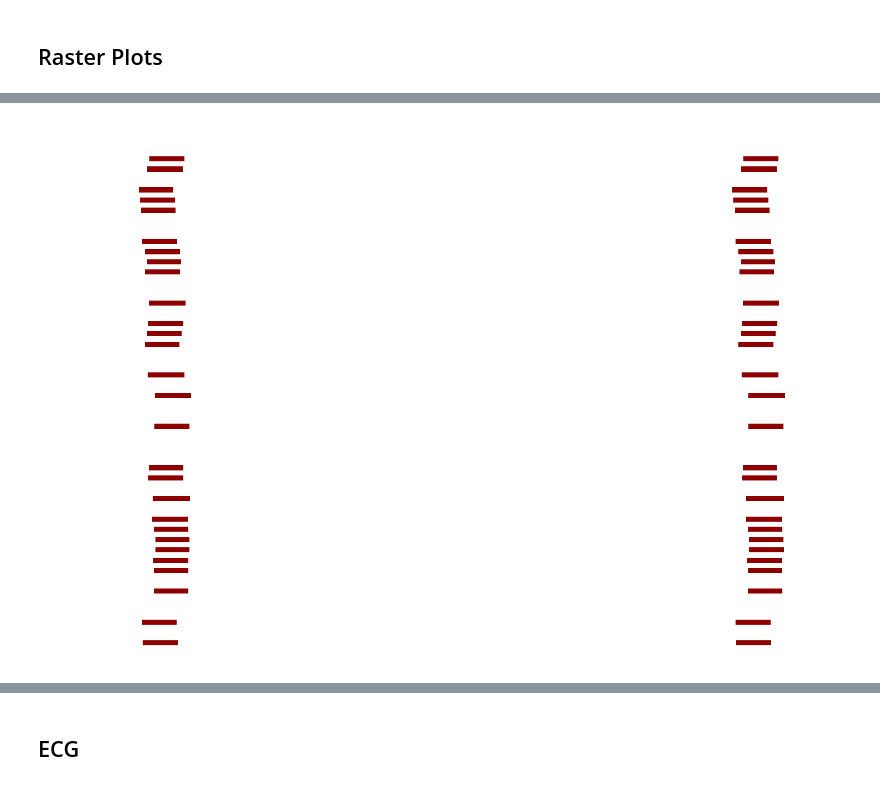
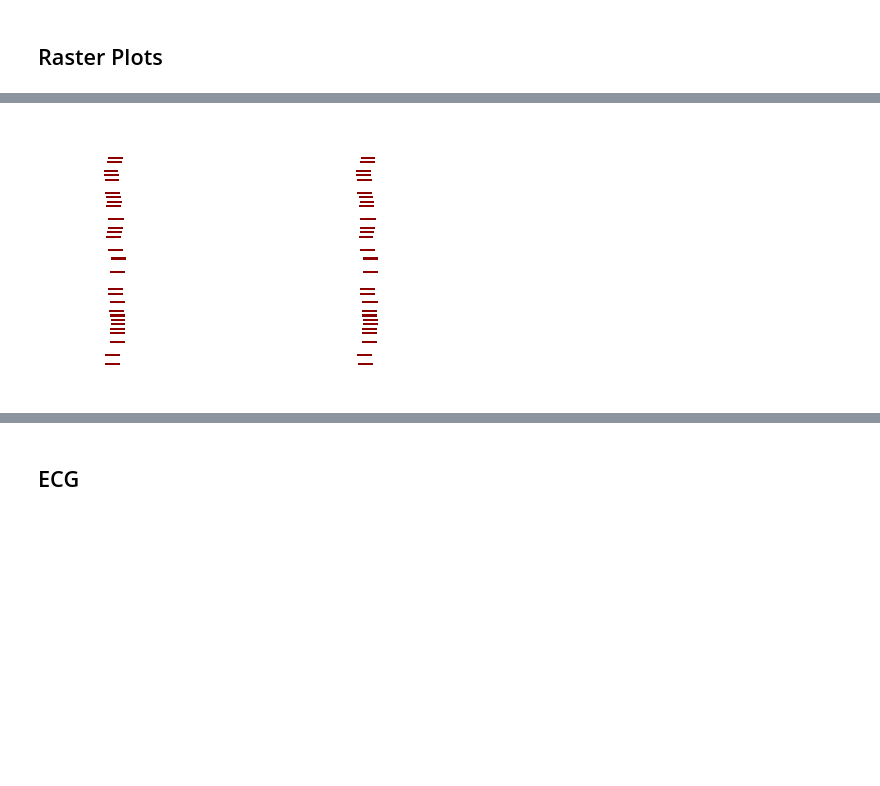
Before and after one commit to Priesemann-Group/perspective_heart_and_brain, a Jupyter notebook: notebooks_figures_paper/FHN_2D_diffusion_toyheart.ipynb, the cells around one changed output, grey strips where cells are left out. Saved outputs shown, nothing was run; the diff lists cells and outputs as text; code cells hidden in the pictures; blank space fills up the shorter version.

```diff
--- a/notebooks_figures_paper/FHN_2D_diffusion_toyheart.ipynb
+++ b/notebooks_figures_paper/FHN_2D_diffusion_toyheart.ipynb
@@ -27,6 +46,9 @@ savefig_args = {
     'bbox_inches': 'tight',
     'pad_inches': 0
 }
+#mm to inches conversion
+def mm_to_inches(mm):
+    return mm / 25.4
 # %%
 
 def generate_laplacian(N, M, conduction_block_threshold, sparse_matrix=False, seed=0):
@@ -219,0 +263,24 @@ u_sol_arr_bin=u_sol_arr_bin.reshape(N_y,N_x,-1)
+# %%
+
+colors = [(0, 0, 0, 0),
+          (0.55, 0, 0, 1)]
+cmap = ListedColormap(colors)
+
+width_mm = 36
+aspect_ratio = 6 / 4  # wanted aspect ratio
+height_mm = width_mm / aspect_ratio
+
+# Plot the data
+plt.figure(figsize=(mm_to_inches(width_mm), mm_to_inches(height_mm)), facecolor='none', dpi=300)
+
+plt.imshow(data_health_with_blanks, cmap=cmap, interpolation='none',  aspect='auto', rasterized=True)
+plt.xticks([])
+plt.yticks([])
+#plt.ylabel("Excitable cells ", fontsize=16)
+#plt.xlabel("Time (a.u.)", fontsize=16)
+plt.gca().spines['top'].set_visible(False)
+plt.gca().spines['right'].set_visible(False)
+plt.gca().spines['bottom'].set_visible(False)
+plt.gca().spines['left'].set_visible(False)
+
+plt.savefig('heart_raster_row_healthy.pdf', **savefig_args)
@@ -264,16 +344,16 @@ plt.savefig('health_raster_row_healthy.pdf', **savefig_args)
 # %%
-plt.figure(figsize=(6, 4), facecolor='none', dpi=300)
-plt.imshow(data_arr_with_blanks,cmap=cmap, interpolation='none', aspect='auto', rasterized=True)
+plt.figure(figsize=(mm_to_inches(width_mm), mm_to_inches(height_mm)), facecolor='none', dpi=300)
+plt.imshow(data_arr_with_blanks, cmap=cmap, interpolation='none', aspect='auto', rasterized=True)
 plt.xticks([])
 plt.yticks([])
 #plt.ylabel("Excitable cells", fontsize=16)
 #plt.xlabel("Time (a.u.)", fontsize=16)
 plt.gca().spines['top'].set_visible(False)
 plt.gca().spines['right'].set_visible(False)
 plt.gca().spines['bottom'].set_visible(False)
 plt.gca().spines['left'].set_visible(False)
-plt.gca().set_rasterized(True)
-plt.savefig('health_raster_row_arrhythmia.pdf', **savefig_args)
+
+plt.savefig('heart_raster_column_arrhthmia.pdf', **savefig_args)
 plt.show()
 # %% [output]
-[figure, old version]
+[figure, new version]
```
Also changed, not shown: parts of 8 cells of this notebook, 1 other file.
